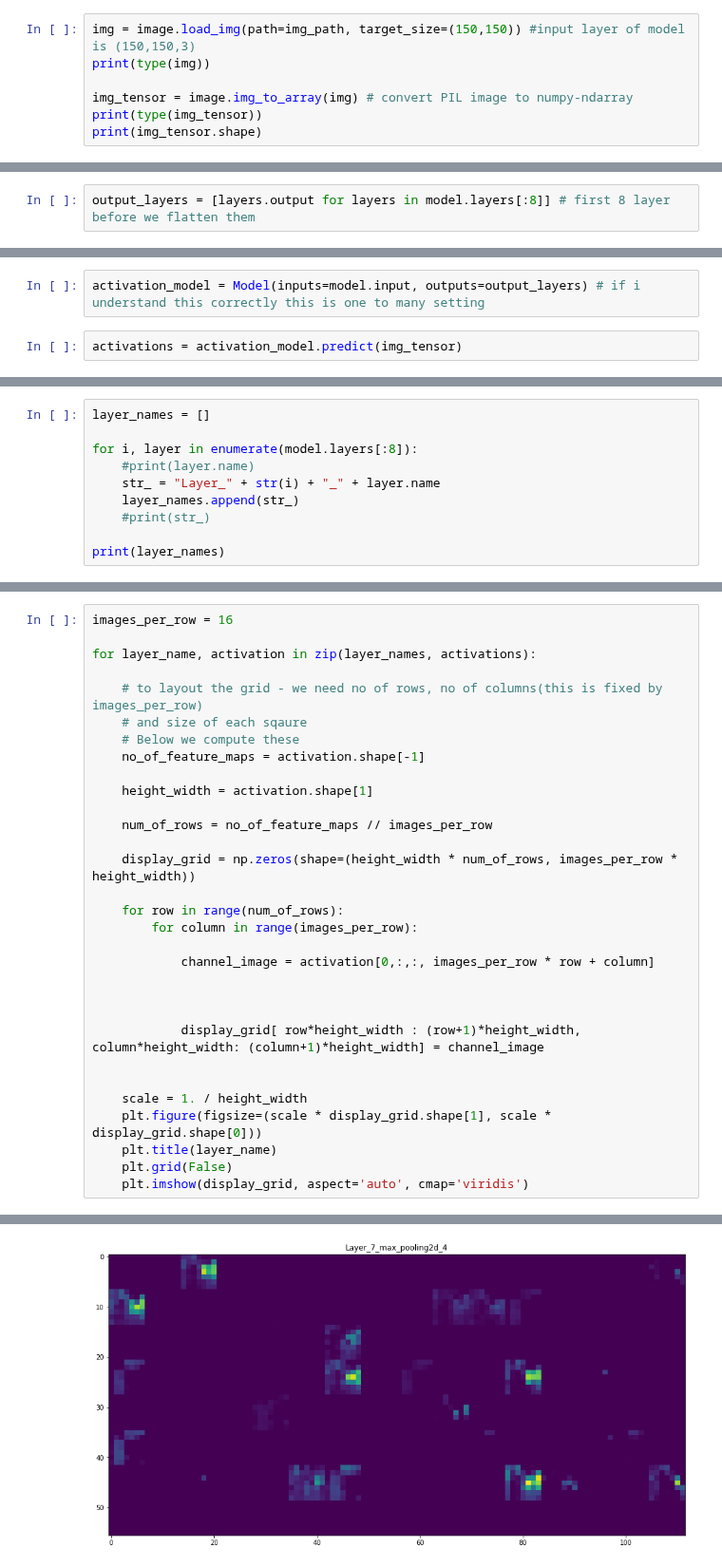
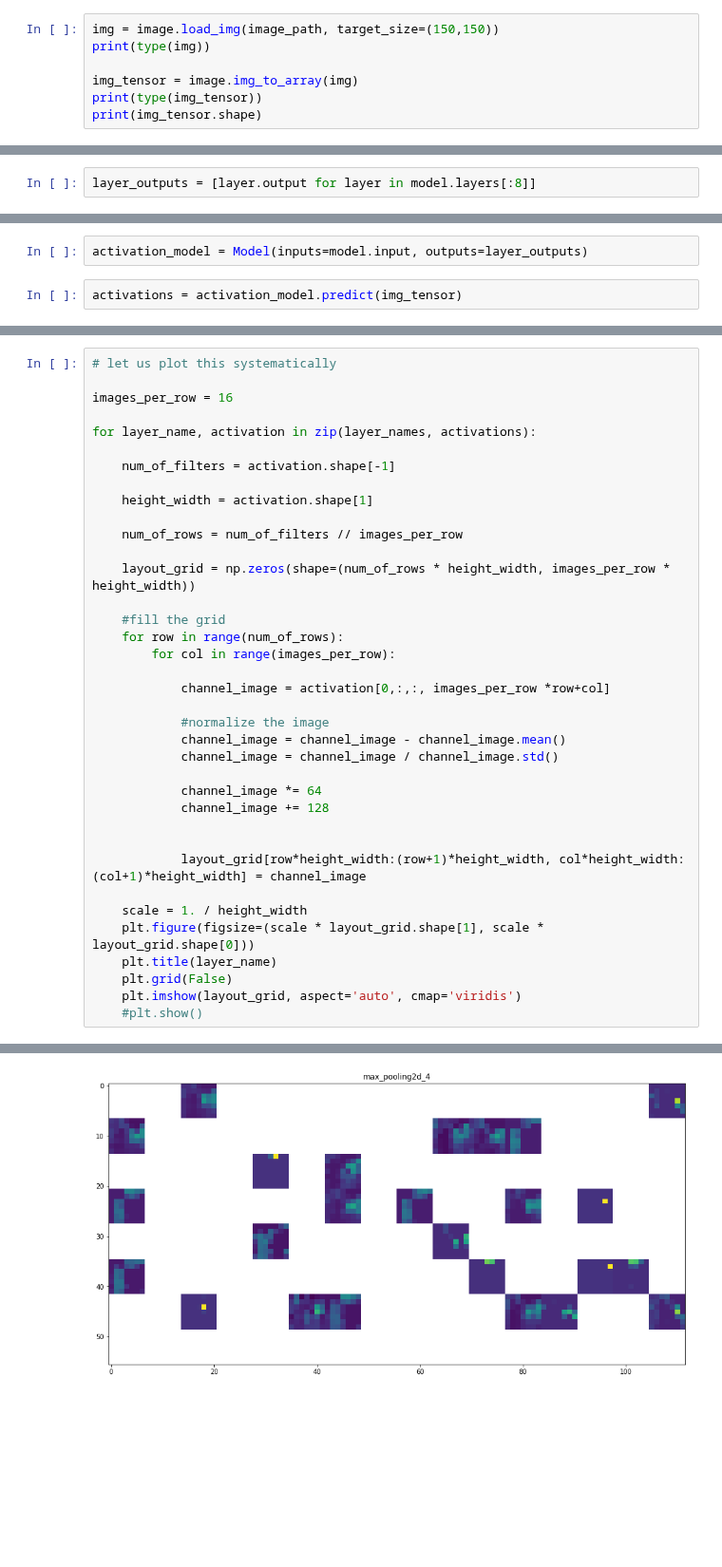
Before and after one commit to RajHarry/DeepNets, a Jupyter notebook: Keras/Keras_from_scratch/Vision/07_CNN.ipynb, the cells around one changed output, grey strips where cells are left out. Shown at 95% size. Drawn from its saved outputs; the diff is of its cells as text; blank space fills up the shorter version.

```diff
--- a/Keras/Keras_from_scratch/Vision/07_CNN.ipynb
+++ b/Keras/Keras_from_scratch/Vision/07_CNN.ipynb
@@ -117,8 +74,8 @@ img_path = 'D:/Datasets/cats_and_dogs_small/test/cats/1577.jpg'
 # %%
-img = image.load_img(path=img_path, target_size=(150,150)) #input layer of model is (150,150,3)
+img = image.load_img(image_path, target_size=(150,150))
 print(type(img))
 
-img_tensor = image.img_to_array(img) # convert PIL image to numpy-ndarray
+img_tensor = image.img_to_array(img)
 print(type(img_tensor))
 print(img_tensor.shape)
 # %% [output]
@@ -164,4 +97,4 @@ plt.show()
 # %%
 from keras.models import Model
 # %%
-output_layers = [layers.output for layers in model.layers[:8]] # first 8 layer before we flatten them
+layer_outputs = [layer.output for layer in model.layers[:8]]
@@ -168,4 +113,4 @@ output_layers = [layers.output for layers in model.layers[:8]] # first 8 layer b
 # %%
-activation_model = Model(inputs=model.input, outputs=output_layers) # if i understand this correctly this is one to many setting
+activation_model = Model(inputs=model.input, outputs=layer_outputs)
 # %%
 activations = activation_model.predict(img_tensor)
@@ -207,10 +116,0 @@ plt.matshow(activations[0][0,:,:,14])
-# %%
-layer_names = []
-
-for i, layer in enumerate(model.layers[:8]):
-    #print(layer.name)
-    str_ = "Layer_" + str(i) + "_" + layer.name
-    layer_names.append(str_)
-    #print(str_)
-
-print(layer_names)
@@ -219,32 +140,38 @@ print(layer_names)
 # %%
+# let us plot this systematically
+
 images_per_row = 16
 
 for layer_name, activation in zip(layer_names, activations):
 
-    # to layout the grid - we need no of rows, no of columns(this is fixed by images_per_row)
-    # and size of each sqaure
-    # Below we compute these
-    no_of_feature_maps = activation.shape[-1]
+    num_of_filters = activation.shape[-1]
 
     height_width = activation.shape[1]
 
-    num_of_rows = no_of_feature_maps // images_per_row
+    num_of_rows = num_of_filters // images_per_row
 
-    display_grid = np.zeros(shape=(height_width * num_of_rows, images_per_row * height_width))
+    layout_grid = np.zeros(shape=(num_of_rows * height_width, images_per_row * height_width))
 
+    #fill the grid
     for row in range(num_of_rows):
-        for column in range(images_per_row):
+        for col in range(images_per_row):
 
-            channel_image = activation[0,:,:, images_per_row * row + column]
+            channel_image = activation[0,:,:, images_per_row *row+col]
+
+            #normalize the image
+            channel_image = channel_image - channel_image.mean()
+            channel_image = channel_image / channel_image.std()
+
+            channel_image *= 64
+            channel_image += 128
 
 
-
-            display_grid[ row*height_width : (row+1)*height_width, column*height_width: (column+1)*height_width] = channel_image
-
+            layout_grid[row*height_width:(row+1)*height_width, col*height_width:(col+1)*height_width] = channel_image
 
     scale = 1. / height_width
-    plt.figure(figsize=(scale * display_grid.shape[1], scale * display_grid.shape[0]))
+    plt.figure(figsize=(scale * layout_grid.shape[1], scale * layout_grid.shape[0]))
     plt.title(layer_name)
     plt.grid(False)
-    plt.imshow(display_grid, aspect='auto', cmap='viridis')
+    plt.imshow(layout_grid, aspect='auto', cmap='viridis')
+    #plt.show()
 # %% [output]
@@ -258,4 +185,4 @@ for layer_name, activation in zip(layer_names, activations):
-[figure, old version]
+[figure, new version]
 # %%
 images_per_row = 16
 
```
Also changed, not shown: parts of 31 cells of this notebook.
